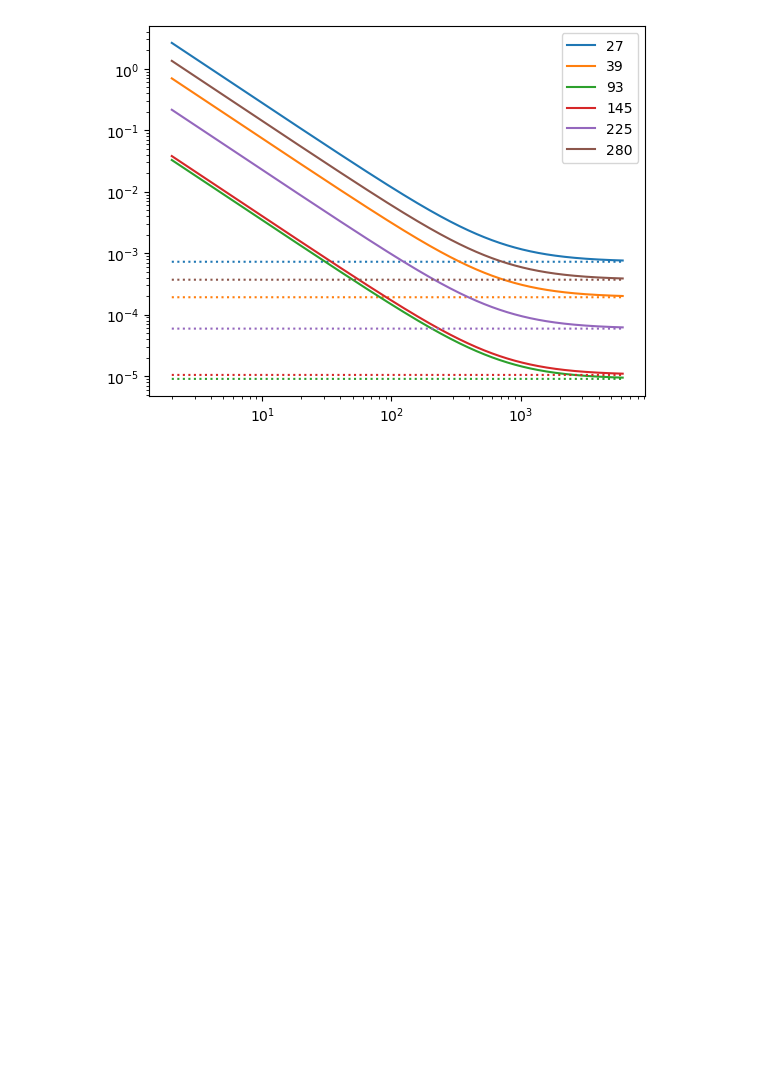
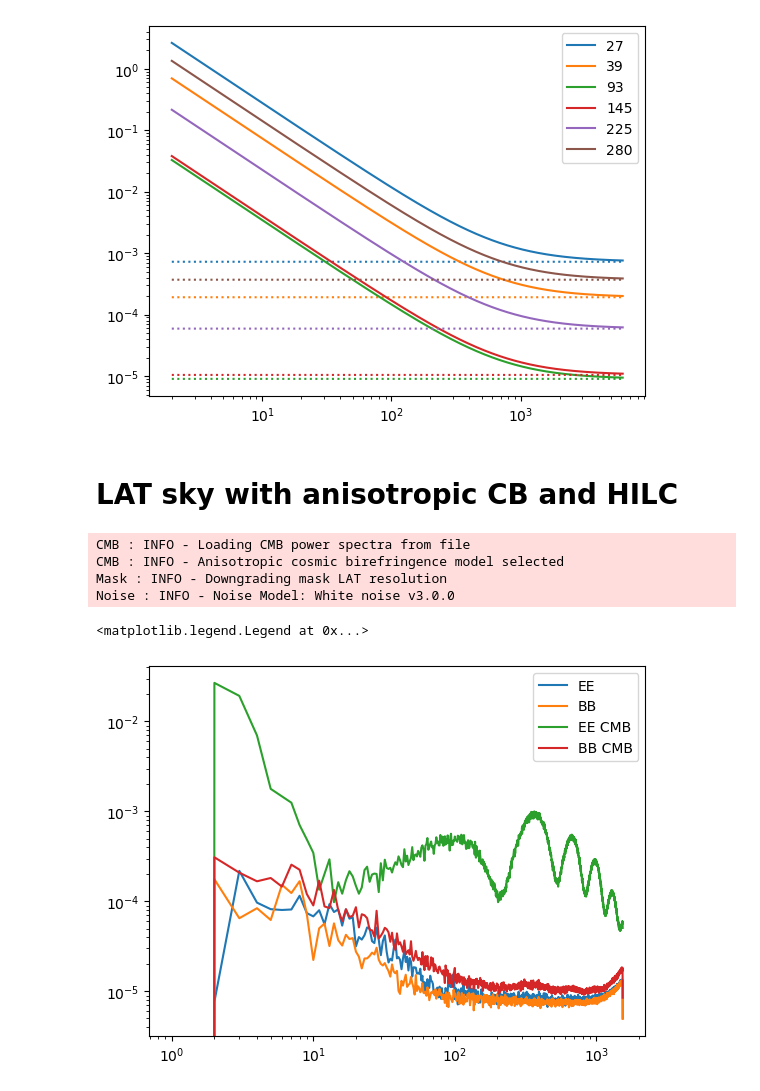
Before and after one commit to antolonappan/solat_cb, a Jupyter notebook: notebooks/simulations.ipynb, the cells around one changed output. Cells and saved outputs as stored; diff of their text form; code cells hidden in the pictures; blank space fills up the shorter version.

Commit message:
aniso simple
Signed-off-by: Anto Idicherian Lonappan <antolonappan@icloud.com>

```diff
--- a/notebooks/simulations.ipynb
+++ b/notebooks/simulations.ipynb
@@ -230,3 +233,23 @@ plt.legend()
 # %% [output]
 <matplotlib.legend.Legend at 0x...>
 [figure]
+# %% [markdown]
+# LAT sky with anisotropic CB and HILC
+# %%
+lat_aniso = LATsky(lib,nside,'aniso',1,1,alpha,Acb=1e-4,verbose=True,nsplits=1)
+# %% [output]
+CMB : INFO - Loading CMB power spectra from file
+CMB : INFO - Anisotropic cosmic birefringence model selected
+Mask : INFO - Downgrading mask LAT resolution
+Noise : INFO - Noise Model: White noise v3.0.0
+# %%
+cmb_alms,ncl_eb = lat_aniso.HILC_obsEB(0)
+# %%
+plt.loglog(ncl_eb[0],label='EE')
+plt.loglog(ncl_eb[1],label='BB')
+plt.loglog(hp.alm2cl(cmb_alms[0]),label='EE CMB')
+plt.loglog(hp.alm2cl(cmb_alms[1]),label='BB CMB')
+plt.legend()
+# %% [output]
+<matplotlib.legend.Legend at 0x...>
+[figure, added]
```
Also changed, not shown: parts of 8 cells of this notebook, 5 other files.
